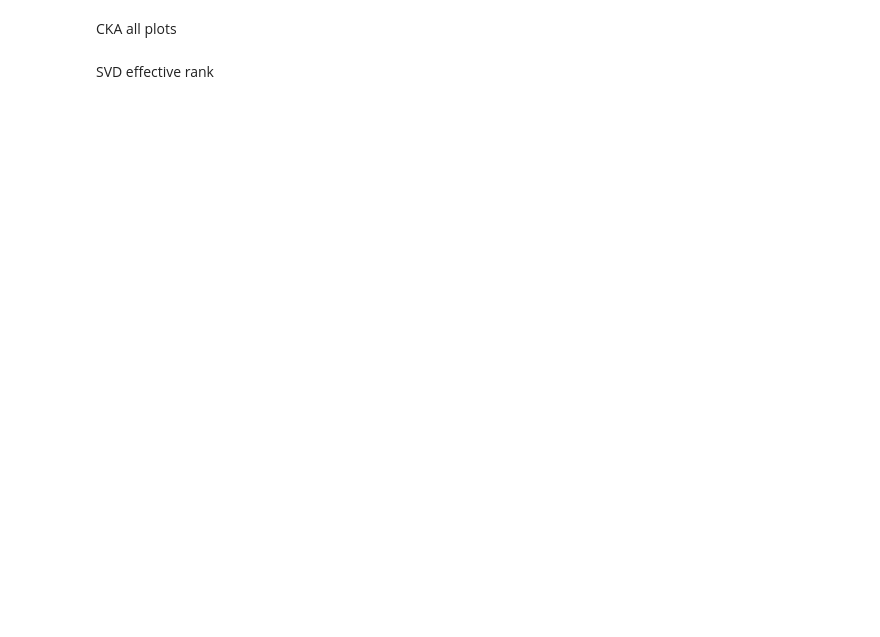
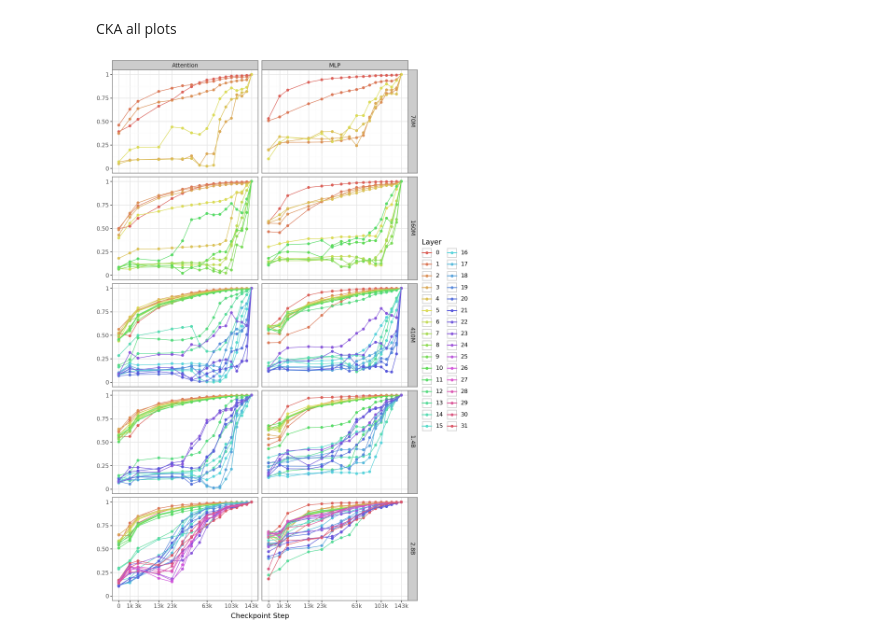
Before and after one commit to biancaganescu/pretraining-playground, a Jupyter notebook: notebooks/analysis__metric_plots_pietro.ipynb, the cells around one changed output. Cells and saved outputs as stored; diff of their text form; code cells hidden in the pictures; blank space fills up the shorter version.

```diff
--- a/notebooks/analysis__metric_plots_pietro.ipynb
+++ b/notebooks/analysis__metric_plots_pietro.ipynb
@@ -32,7 +32,7 @@ def compute_effective_rank(S, matrix_rank):
     return np.exp(-np.sum(stand_S * np.log(stand_S)))/len(stand_S)
 # %%
 data = []
-svd_data = []
+svd_data = {"weight": [], "grad_weight": []}
 
 CIRCUITS = {"mlp": "dense_4h_to_h", "attention": "ov_circuit"}
 for model_size in MODEL_SIZES:
@@ -40,23 +40,25 @@ for model_size in MODEL_SIZES:
     model_config = AutoConfig.from_pretrained(f"EleutherAI/pythia-{model_size}-deduped")
 
     # load svd
-    with open(f'/home/rd654/pretraining-playground/computed_statistics/{model_size}/weight_svd_per_layer.pkl', 'rb') as f:
-        svd_weights = pickle.load(f)
+    for k in svd_data.keys():
 
-    for circuit_name, circuit_layer in CIRCUITS.items():
-        circuit_svd = sort_and_filter_metrics(svd_weights, filter_layer_name=circuit_layer)
+        with open(f'/home/rd654/pretraining-playground/computed_statistics/{model_size}/{k}_svd_per_layer.pkl', 'rb') as f:
+            svd_weights = pickle.load(f)
 
-        for layer_name, layer_sv in circuit_svd.items():
+        for circuit_name, circuit_layer in CIRCUITS.items():
+            circuit_svd = sort_and_filter_metrics(svd_weights, filter_layer_name=circuit_layer)
 
-            i = layer_name.split(".")[2]
+            for layer_name, layer_sv in circuit_svd.items():
 
-            # Iterating over all of the layers
-            matrix_rank = model_config.hidden_size if "dense" in circuit_name else model_config.hidden_size // model_config.num_attention_heads
+                i = layer_name.split(".")[2]
 
-            # Effective ranks for a given layer over the course of all checkpoints
-            effective_ranks = [compute_effective_rank(checkpoint_layer_sv, matrix_rank=matrix_rank) for checkpoint_layer_sv in layer_sv]
+                # Iterating over all of the layers
+                matrix_rank = model_config.hidden_size if "dense" in circuit_name else model_config.hidden_size // model_config.num_attention_heads
 
-            svd_data.append((circuit_name, model_size, CHECKPOINT_STEPS, i, layer_name, matrix_rank, effective_ranks))
+                # Effective ranks for a given layer over the course of all checkpoints
+                effective_ranks = [compute_effective_rank(checkpoint_layer_sv, matrix_rank=matrix_rank) for checkpoint_layer_sv in layer_sv]
+
+                svd_data[k].append((circuit_name, model_size, CHECKPOINT_STEPS, i, layer_name, matrix_rank, effective_ranks))
 
     # load metrics
     for metric_name in METRICS:
@@ -71,7 +73,8 @@ for model_size in MODEL_SIZES:
                     layer_metric = np.log(layer_metric)
                 data.append((metric_name, circuit_name, model_size, CHECKPOINT_STEPS, i, layer_name, layer_metric))
 
-svd_df = pd.DataFrame(svd_data, columns=["circuit", "model_size", "checkpoint_idx", "layer_idx", "layer", "rank", "effective_rank"])
+svd_weight_df = pd.DataFrame(svd_data["weight"], columns=["circuit", "model_size", "checkpoint_idx", "layer_idx", "layer", "rank", "effective_rank"])
+svd_grad_df = pd.DataFrame(svd_data["grad_weight"], columns=["circuit", "model_size", "checkpoint_idx", "layer_idx", "layer", "rank", "effective_rank"])
 df = pd.DataFrame(data, columns=["metric", "circuit", "model_size", "checkpoint_idx", "layer_idx", "layer", "value"])
 # %%
 cmap = dict(zip(["70M", "160M", "410M", "1.4B", "2.8B"], ["#003049", "#2a9d8f", "#d62828", "#9b5de5", "#ff9f1c"]))
@@ -140,26 +134,29 @@ pdata = (
     .query("metric == 'cka_scores'")
     # for clarity keep only certain checkpoints
     .query("(checkpoint_idx.isin([0, 1000, 3000])) | (checkpoint_idx >= 10000)")
-    # .assign(model_size=lambda _df: _df["model_size"].astype(str))
-    .assign(circuit=lambda _df: _df["circuit"].map({"attention": "Attention", "mlp": "MLP"}))
+    .assign(
+        circuit=lambda _df: _df["circuit"].map({"attention": "Attention", "mlp": "MLP"}),
+        value=lambda _df: _df["value"].astype(float),
+    )
 )
 # %%
 p = (
     pn.ggplot(pdata, pn.aes("checkpoint_idx", "value", colour="factor(layer_idx)")) +
     pn.geom_point() +
     pn.geom_line() +
     # pn.facet_grid(cols="circuit") +
     pn.facet_grid(rows="model_size", cols="circuit") +
     pn.scale_x_sqrt(
         breaks=[0, 1000, 3000, 13000, 23000, 63000, 103000, 143000],
         labels=lambda x: [f"{v / 1000:.0f}k" if v >= 1000 else f"{v:.0f}" for v in x],
     ) +
+    pn.scale_y_continuous(labels=lambda x: [f"{v:.2f}" if v > 0 and v < 1 else str(int(v != 0)) for v in x]) +
     pn.scale_colour_hue() +
-    pn.labs(x="Checkpoint Step", y="", colour="Layer",) +
+    pn.labs(x="Checkpoint Step", y="", colour="Layer") +
     pn.theme_bw(base_size=11) +
     pn.theme(plot_margin=0.001, plot_background=None, legend_box_spacing=0.01, legend_box_margin=0, figure_size=(8, 12))
 )
 p.show()
-p.save("../plots/cka_full.pdf")
+p.save("../plots/cka_full_lines.pdf")
+# %% [output]
+[figure, added]
-# %% [markdown]
-SVD effective rank
```
Also changed, not shown: parts of 19 cells of this notebook.
